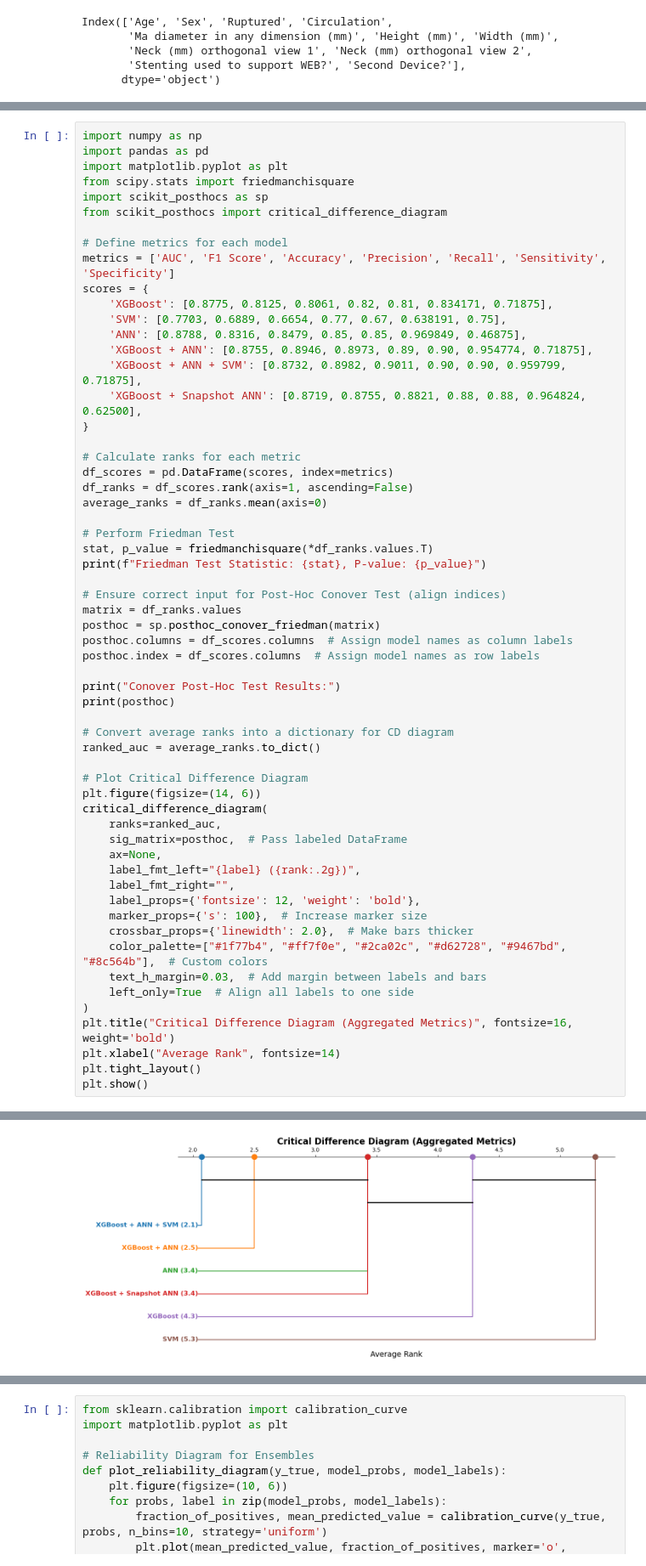
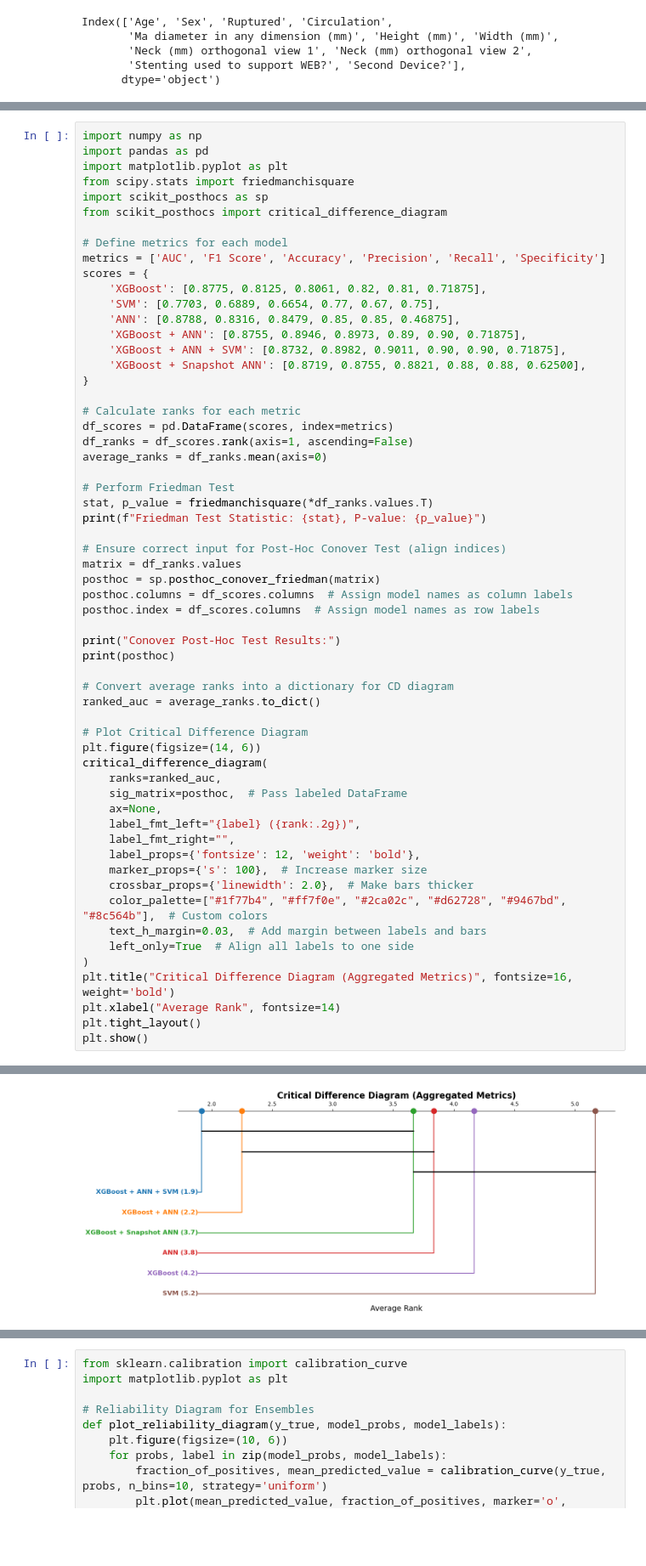
Before and after one commit to shrinitbabel/Hospital-LOS-Predictor-TBI, a Jupyter notebook: SupervisedLearning2.ipynb, the cells around one changed output, grey strips where cells are left out. Shown: that part at 85% size. Saved outputs shown, nothing was run; the diff lists cells and outputs as text; blank space fills up the shorter version.

```diff
--- a/SupervisedLearning2.ipynb
+++ b/SupervisedLearning2.ipynb
@@ -1178,14 +1178,14 @@ import scikit_posthocs as sp
 from scikit_posthocs import critical_difference_diagram
 
 # Define metrics for each model
-metrics = ['AUC', 'F1 Score', 'Accuracy', 'Precision', 'Recall', 'Sensitivity', 'Specificity']
+metrics = ['AUC', 'F1 Score', 'Accuracy', 'Precision', 'Recall', 'Specificity']
 scores = {
-    'XGBoost': [0.8775, 0.8125, 0.8061, 0.82, 0.81, 0.834171, 0.71875],
-    'SVM': [0.7703, 0.6889, 0.6654, 0.77, 0.67, 0.638191, 0.75],
-    'ANN': [0.8788, 0.8316, 0.8479, 0.85, 0.85, 0.969849, 0.46875],
-    'XGBoost + ANN': [0.8755, 0.8946, 0.8973, 0.89, 0.90, 0.954774, 0.71875],
-    'XGBoost + ANN + SVM': [0.8732, 0.8982, 0.9011, 0.90, 0.90, 0.959799, 0.71875],
-    'XGBoost + Snapshot ANN': [0.8719, 0.8755, 0.8821, 0.88, 0.88, 0.964824, 0.62500],
+    'XGBoost': [0.8775, 0.8125, 0.8061, 0.82, 0.81, 0.71875],
+    'SVM': [0.7703, 0.6889, 0.6654, 0.77, 0.67, 0.75],
+    'ANN': [0.8788, 0.8316, 0.8479, 0.85, 0.85, 0.46875],
+    'XGBoost + ANN': [0.8755, 0.8946, 0.8973, 0.89, 0.90, 0.71875],
+    'XGBoost + ANN + SVM': [0.8732, 0.8982, 0.9011, 0.90, 0.90, 0.71875],
+    'XGBoost + Snapshot ANN': [0.8719, 0.8755, 0.8821, 0.88, 0.88, 0.62500],
 }
 
 # Calculate ranks for each metric
@@ -1249 +1249 @@ XGBoost + Snapshot ANN             0.111680                1.000000
-[figure, old version]
+[figure, new version]
```
Also changed, not shown: parts of 2 cells of this notebook.
